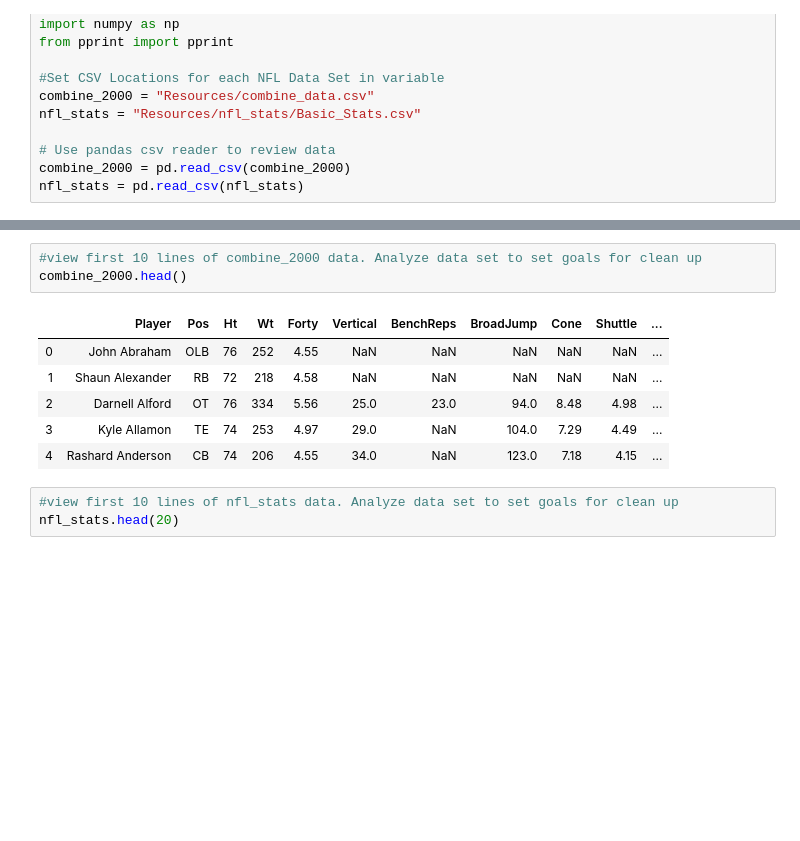
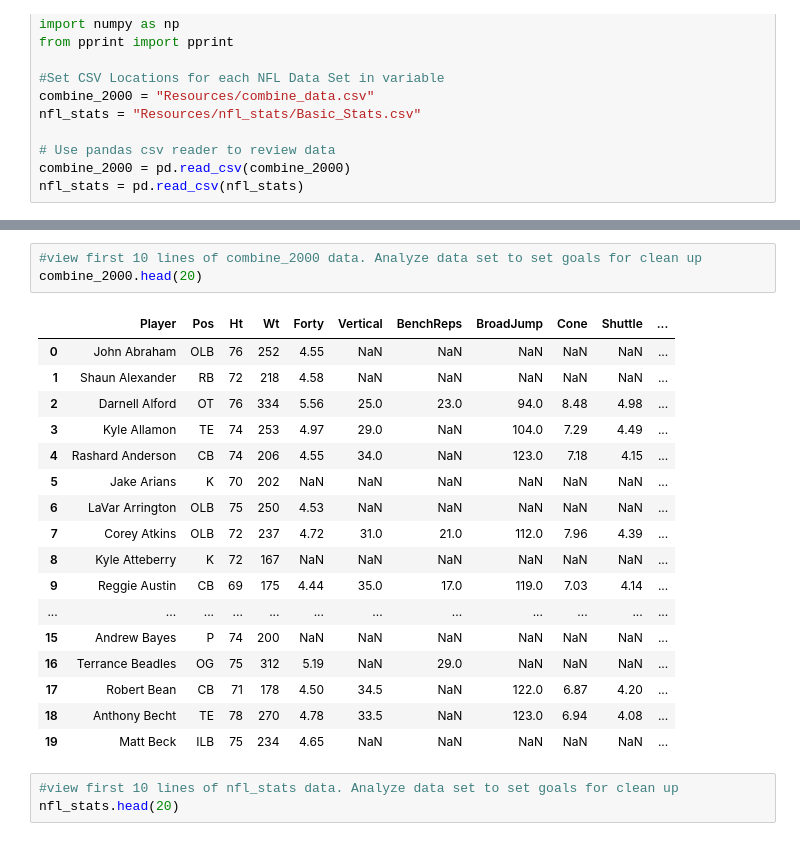
Before and after one commit to terrylashley/NFL_data, a Jupyter notebook: NFL_project.ipynb, the cells around one changed output, grey strips where cells are left out. Cells and saved outputs as stored; diff of their text form; blank space fills up the shorter version.

```diff
--- a/NFL_project.ipynb
+++ b/NFL_project.ipynb
@@ -19,13 +36,24 @@ nfl_stats = pd.read_csv(nfl_stats)
 # %%
 #view first 10 lines of combine_2000 data. Analyze data set to set goals for clean up
-combine_2000.head()
+combine_2000.head(20)
 # %% [output]
 |  | Player | Pos | Ht | Wt | Forty | Vertical | BenchReps | BroadJump | Cone | Shuttle | ... |
 | 0 | John Abraham | OLB | 76 | 252 | 4.55 | NaN | NaN | NaN | NaN | NaN | ... |
 | 1 | Shaun Alexander | RB | 72 | 218 | 4.58 | NaN | NaN | NaN | NaN | NaN | ... |
 | 2 | Darnell Alford | OT | 76 | 334 | 5.56 | 25.0 | 23.0 | 94.0 | 8.48 | 4.98 | ... |
 | 3 | Kyle Allamon | TE | 74 | 253 | 4.97 | 29.0 | NaN | 104.0 | 7.29 | 4.49 | ... |
 | 4 | Rashard Anderson | CB | 74 | 206 | 4.55 | 34.0 | NaN | 123.0 | 7.18 | 4.15 | ... |
+| 5 | Jake Arians | K | 70 | 202 | NaN | NaN | NaN | NaN | NaN | NaN | ... |
+| 6 | LaVar Arrington | OLB | 75 | 250 | 4.53 | NaN | NaN | NaN | NaN | NaN | ... |
+| 7 | Corey Atkins | OLB | 72 | 237 | 4.72 | 31.0 | 21.0 | 112.0 | 7.96 | 4.39 | ... |
+| 8 | Kyle Atteberry | K | 72 | 167 | NaN | NaN | NaN | NaN | NaN | NaN | ... |
+| 9 | Reggie Austin | CB | 69 | 175 | 4.44 | 35.0 | 17.0 | 119.0 | 7.03 | 4.14 | ... |
+| ... | ... | ... | ... | ... | ... | ... | ... | ... | ... | ... | ... |
+| 15 | Andrew Bayes | P | 74 | 200 | NaN | NaN | NaN | NaN | NaN | NaN | ... |
+| 16 | Terrance Beadles | OG | 75 | 312 | 5.19 | NaN | 29.0 | NaN | NaN | NaN | ... |
+| 17 | Robert Bean | CB | 71 | 178 | 4.50 | 34.5 | NaN | 122.0 | 6.87 | 4.20 | ... |
+| 18 | Anthony Becht | TE | 78 | 270 | 4.78 | 33.5 | NaN | 123.0 | 6.94 | 4.08 | ... |
+| 19 | Matt Beck | ILB | 75 | 234 | 4.65 | NaN | NaN | NaN | NaN | NaN | ... |
 # %%
 #view first 10 lines of nfl_stats data. Analyze data set to set goals for clean up
 nfl_stats.head(20)
```
Also changed, not shown: parts of 4 cells of this notebook.
